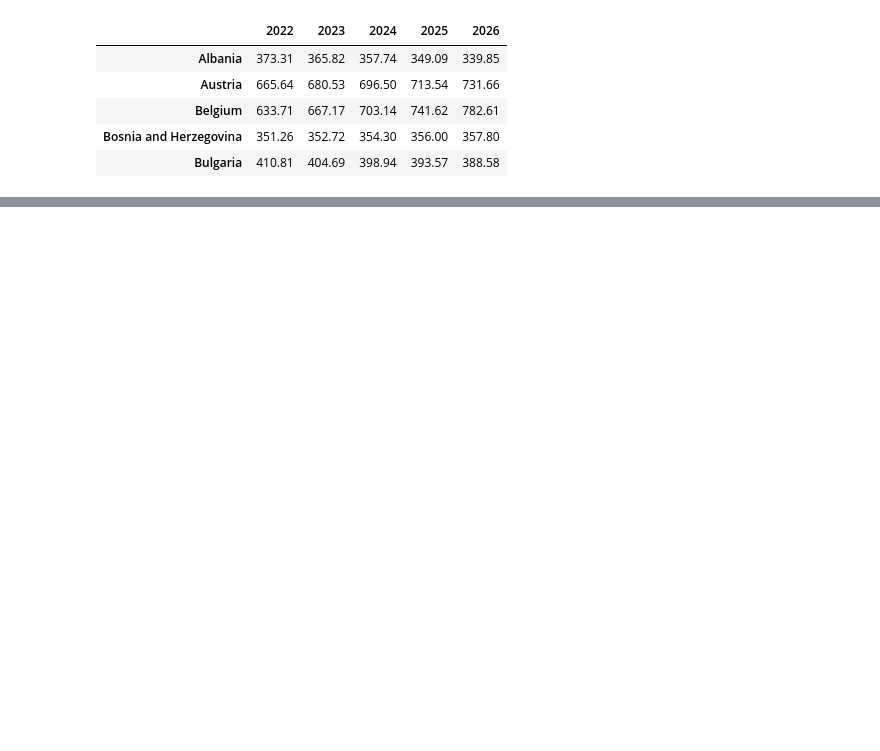
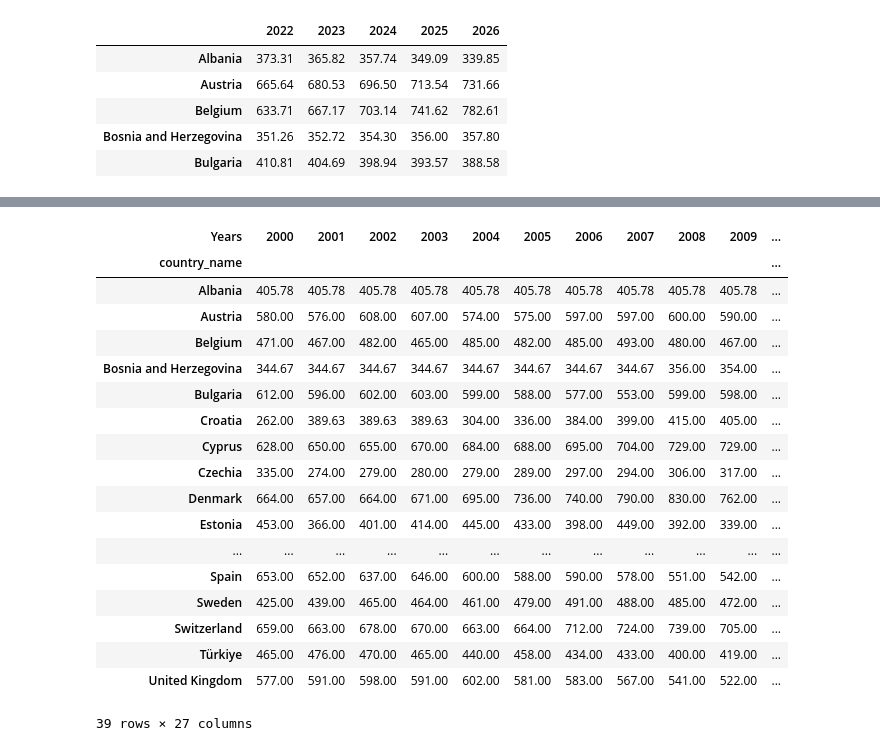
Before and after one commit to TechLabs-Berlin/wt23-wastewise, a Jupyter notebook: DS/Polynomial_regression.ipynb, the cells around one changed output, grey strips where cells are left out. Cells and saved outputs as stored; diff of their text form; code cells hidden in the pictures; blank space fills up the shorter version.

```diff
--- a/DS/Polynomial_regression.ipynb
+++ b/DS/Polynomial_regression.ipynb
@@ -360,0 +447,4 @@ prediction_bycountrywastepivot.head()
+# %%
+#drop if any NAN-Values
+prediction_bycountrywastepivot = prediction_bycountrywastepivot.dropna(axis=1, how='all')
+prediction_bycountrywastepivot.head()
@@ -360,0 +458,4 @@ prediction_bycountrywastepivot.head()
+# %%
+#renames the index (1st column) to "country_name".
+prediction_bycountrywastepivot = prediction_bycountrywastepivot.rename_axis("country_name", axis='index')
+prediction_bycountrywastepivot.head()
@@ -360,0 +470,6 @@ prediction_bycountrywastepivot.head()
+# %%
+#merge original dataframe with the prediction dataframe
+left = bycountrywastepivot
+right = prediction_bycountrywastepivot
+merged_data=pd.merge(left, right, how ='outer', on ='country_name')
+merged_data.head()
@@ -360,0 +501,2 @@ prediction_bycountrywastepivot.head()
+# %%
+merged_data.columns = merged_data.columns.set_names('Years')
@@ -360,0 +561,22 @@ prediction_bycountrywastepivot.head()
+# %%
+merged_data
+# %% [output]
+| Years | 2000 | 2001 | 2002 | 2003 | 2004 | 2005 | 2006 | 2007 | 2008 | 2009 | ... |
+| country_name |  |  |  |  |  |  |  |  |  |  | ... |
+| Albania | 405.78 | 405.78 | 405.78 | 405.78 | 405.78 | 405.78 | 405.78 | 405.78 | 405.78 | 405.78 | ... |
+| Austria | 580.00 | 576.00 | 608.00 | 607.00 | 574.00 | 575.00 | 597.00 | 597.00 | 600.00 | 590.00 | ... |
+| Belgium | 471.00 | 467.00 | 482.00 | 465.00 | 485.00 | 482.00 | 485.00 | 493.00 | 480.00 | 467.00 | ... |
+| Bosnia and Herzegovina | 344.67 | 344.67 | 344.67 | 344.67 | 344.67 | 344.67 | 344.67 | 344.67 | 356.00 | 354.00 | ... |
+| Bulgaria | 612.00 | 596.00 | 602.00 | 603.00 | 599.00 | 588.00 | 577.00 | 553.00 | 599.00 | 598.00 | ... |
+| Croatia | 262.00 | 389.63 | 389.63 | 389.63 | 304.00 | 336.00 | 384.00 | 399.00 | 415.00 | 405.00 | ... |
+| Cyprus | 628.00 | 650.00 | 655.00 | 670.00 | 684.00 | 688.00 | 695.00 | 704.00 | 729.00 | 729.00 | ... |
+| Czechia | 335.00 | 274.00 | 279.00 | 280.00 | 279.00 | 289.00 | 297.00 | 294.00 | 306.00 | 317.00 | ... |
+| Denmark | 664.00 | 657.00 | 664.00 | 671.00 | 695.00 | 736.00 | 740.00 | 790.00 | 830.00 | 762.00 | ... |
+| Estonia | 453.00 | 366.00 | 401.00 | 414.00 | 445.00 | 433.00 | 398.00 | 449.00 | 392.00 | 339.00 | ... |
+| ... | ... | ... | ... | ... | ... | ... | ... | ... | ... | ... | ... |
+| Spain | 653.00 | 652.00 | 637.00 | 646.00 | 600.00 | 588.00 | 590.00 | 578.00 | 551.00 | 542.00 | ... |
+| Sweden | 425.00 | 439.00 | 465.00 | 464.00 | 461.00 | 479.00 | 491.00 | 488.00 | 485.00 | 472.00 | ... |
+| Switzerland | 659.00 | 663.00 | 678.00 | 670.00 | 663.00 | 664.00 | 712.00 | 724.00 | 739.00 | 705.00 | ... |
+| Türkiye | 465.00 | 476.00 | 470.00 | 465.00 | 440.00 | 458.00 | 434.00 | 433.00 | 400.00 | 419.00 | ... |
+| United Kingdom | 577.00 | 591.00 | 598.00 | 591.00 | 602.00 | 581.00 | 583.00 | 567.00 | 541.00 | 522.00 | ... |
+39 rows × 27 columns
```
Also changed, not shown: parts of 28 cells of this notebook, 8 other files.
